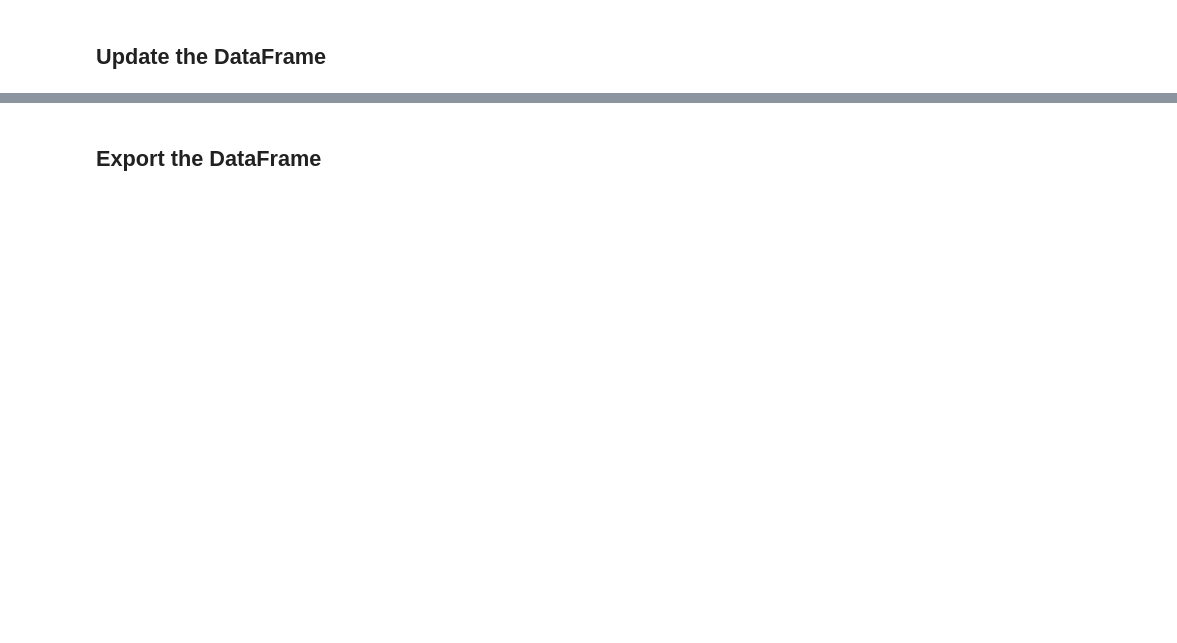
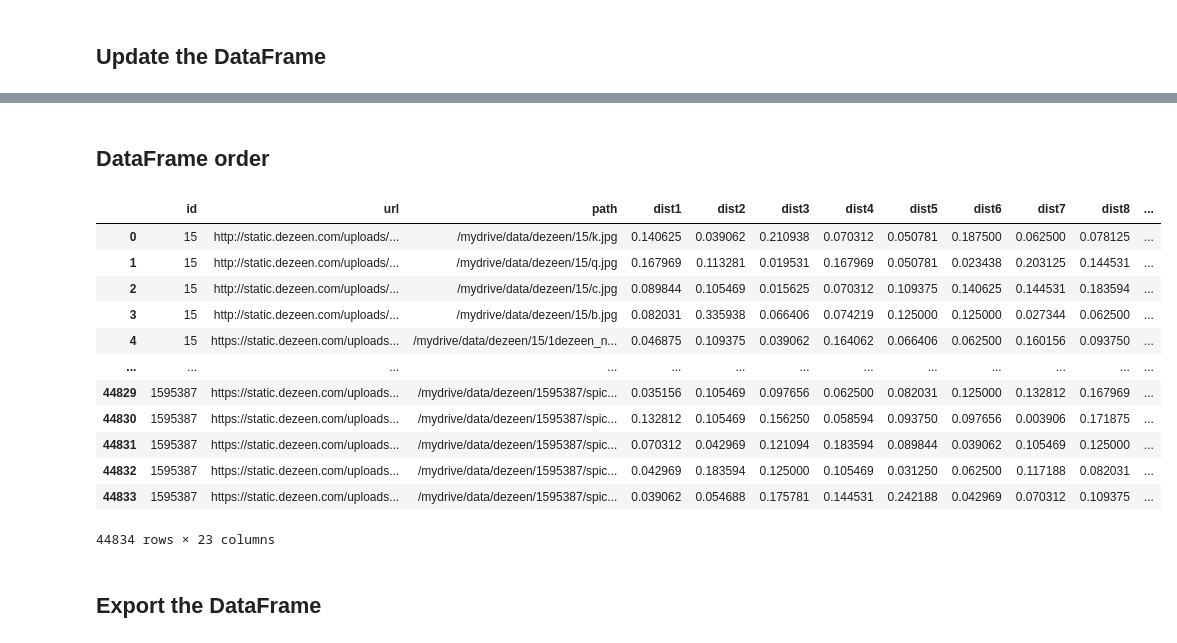
Before and after one commit to rickkk856/dezeenAI, a Jupyter notebook: 2_DominantColours.ipynb, the cells around one changed output, grey strips where cells are left out. Cells and saved outputs as stored; diff of their text form; code cells hidden in the pictures; blank space fills up the shorter version.

Commit message:
Search engine, colours extension, dataframes formatting

```diff
--- a/2_DominantColours.ipynb
+++ b/2_DominantColours.ipynb
@@ -223,0 +228,3 @@ df
+# %%
+df.dropna(inplace=True)
+df
@@ -223,0 +257,35 @@ df
+# %%
+col1 = []
+col2 = []
+col3 = []
+col4 = []
+col5 = []
+col6 = []
+col7 = []
+col8 = []
+col9 = []
+col10 = []
+
+for colours in df['colours']:
+  col1.append(colours[0].tolist())
+  col2.append(colours[1].tolist())
+  col3.append(colours[2].tolist())
+  col4.append(colours[3].tolist())
+  col5.append(colours[4].tolist())
+  col6.append(colours[5].tolist())
+  col7.append(colours[6].tolist())
+  col8.append(colours[7].tolist())
+  col9.append(colours[8].tolist())
+  col10.append(colours[9].tolist())
+
+df['col1'] = col1
+df['col2'] = col2
+df['col3'] = col3
+df['col4'] = col4
+df['col5'] = col5
+df['col6'] = col6
+df['col7'] = col7
+df['col8'] = col8
+df['col9'] = col9
+df['col10'] = col10
+df
@@ -224,3 +306,25 @@ df
+# %% [markdown]
+## DataFrame order
+# %%
+df = df[::-1]
+df.drop_duplicates(subset=['path', 'url'], inplace=True)
+df.reset_index(drop=True, inplace=True)
+df.drop(columns=['colours', 'distribution'], inplace=True)
+df
+# %% [output]
+|  | id | url | path | dist1 | dist2 | dist3 | dist4 | dist5 | dist6 | dist7 | dist8 | ... |
+| 0 | 15 | http://static.dezeen.com/uploads/... | /mydrive/data/dezeen/15/k.jpg | 0.140625 | 0.039062 | 0.210938 | 0.070312 | 0.050781 | 0.187500 | 0.062500 | 0.078125 | ... |
+| 1 | 15 | http://static.dezeen.com/uploads/... | /mydrive/data/dezeen/15/q.jpg | 0.167969 | 0.113281 | 0.019531 | 0.167969 | 0.050781 | 0.023438 | 0.203125 | 0.144531 | ... |
+| 2 | 15 | http://static.dezeen.com/uploads/... | /mydrive/data/dezeen/15/c.jpg | 0.089844 | 0.105469 | 0.015625 | 0.070312 | 0.109375 | 0.140625 | 0.144531 | 0.183594 | ... |
+| 3 | 15 | http://static.dezeen.com/uploads/... | /mydrive/data/dezeen/15/b.jpg | 0.082031 | 0.335938 | 0.066406 | 0.074219 | 0.125000 | 0.125000 | 0.027344 | 0.062500 | ... |
+| 4 | 15 | https://static.dezeen.com/uploads... | /mydrive/data/dezeen/15/1dezeen_n... | 0.046875 | 0.109375 | 0.039062 | 0.164062 | 0.066406 | 0.062500 | 0.160156 | 0.093750 | ... |
+| ... | ... | ... | ... | ... | ... | ... | ... | ... | ... | ... | ... | ... |
+| 44829 | 1595387 | https://static.dezeen.com/uploads... | /mydrive/data/dezeen/1595387/spic... | 0.035156 | 0.105469 | 0.097656 | 0.062500 | 0.082031 | 0.125000 | 0.132812 | 0.167969 | ... |
+| 44830 | 1595387 | https://static.dezeen.com/uploads... | /mydrive/data/dezeen/1595387/spic... | 0.132812 | 0.105469 | 0.156250 | 0.058594 | 0.093750 | 0.097656 | 0.003906 | 0.171875 | ... |
+| 44831 | 1595387 | https://static.dezeen.com/uploads... | /mydrive/data/dezeen/1595387/spic... | 0.070312 | 0.042969 | 0.121094 | 0.183594 | 0.089844 | 0.039062 | 0.105469 | 0.125000 | ... |
+| 44832 | 1595387 | https://static.dezeen.com/uploads... | /mydrive/data/dezeen/1595387/spic... | 0.042969 | 0.183594 | 0.125000 | 0.105469 | 0.031250 | 0.062500 | 0.117188 | 0.082031 | ... |
+| 44833 | 1595387 | https://static.dezeen.com/uploads... | /mydrive/data/dezeen/1595387/spic... | 0.039062 | 0.054688 | 0.175781 | 0.144531 | 0.242188 | 0.042969 | 0.070312 | 0.109375 | ... |
+44834 rows × 23 columns
 # %% [markdown]
 ## Export the DataFrame
 # %%
```
Also changed, not shown: parts of 12 cells of this notebook, 6 other files.
